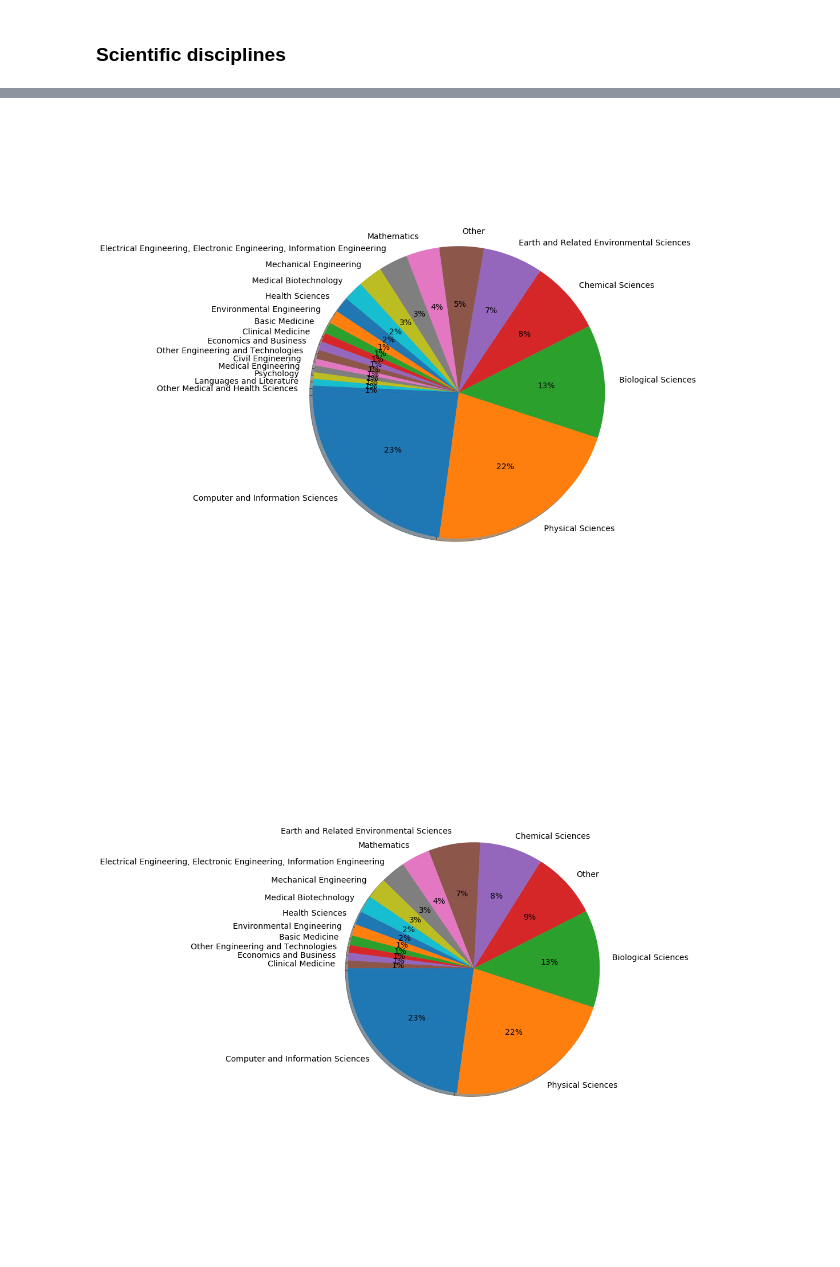
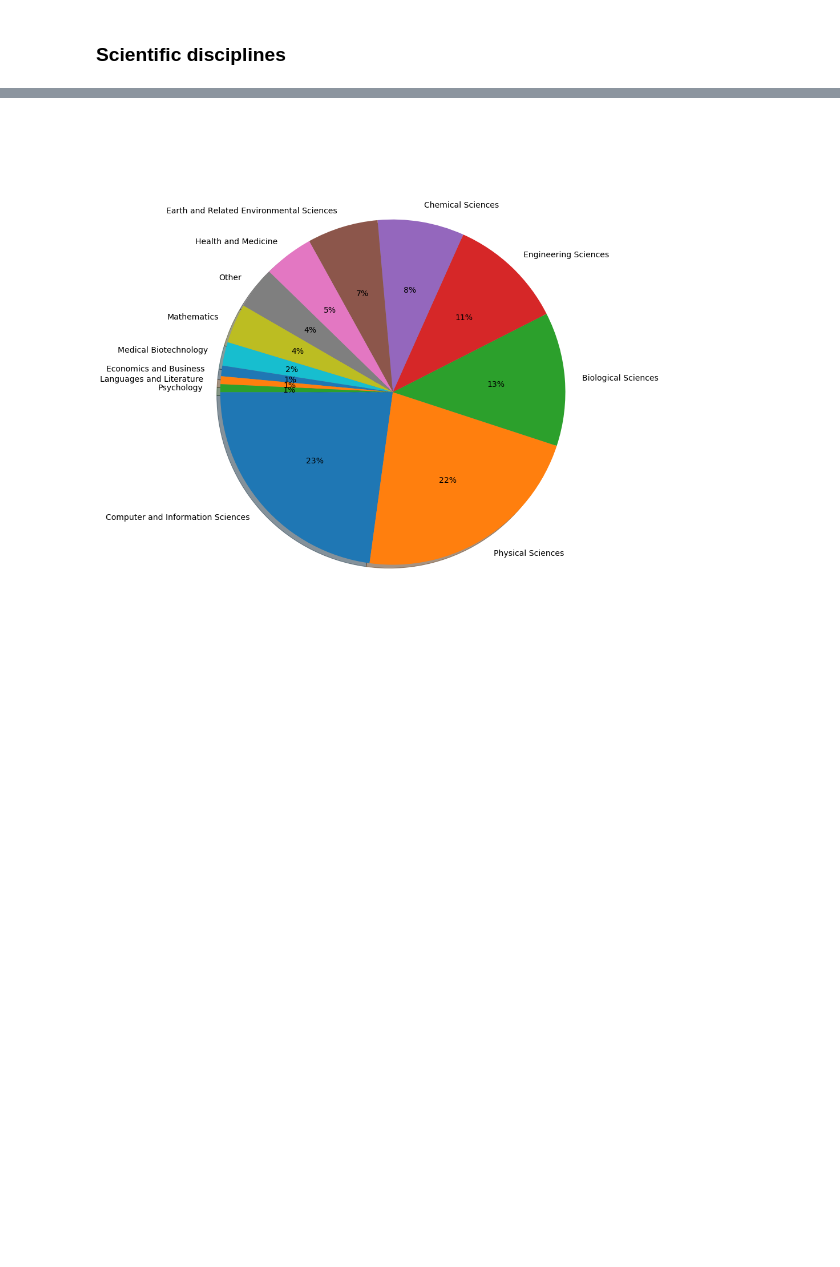
Before and after one commit to coderefinery/pre-workshop-survey, a Jupyter notebook: pre-workshop-analysis.ipynb, the cells around one changed output, grey strips where cells are left out. Drawn from its saved outputs; the diff is of its cells as text; code cells hidden in the pictures; blank space fills up the shorter version.

Commit message:
join engineering and medicine disciplines, make new plot

```diff
--- a/pre-workshop-analysis.ipynb
+++ b/pre-workshop-analysis.ipynb
@@ -333,3 +333,10 @@ total counts =  734
 [figure]
 # %% [markdown]
 ### Scientific disciplines
+# %%
+discipline='Please specify your main\xa0<strong>academic discipline</strong>.'
+counts = df_survey[discipline].value_counts()
+
+for i in counts.index:
+    if "Engineering" in i:
+        print(i)
@@ -335,0 +352,11 @@ total counts =  734
+# %%
+discipline='Please specify your main\xa0<strong>academic discipline</strong>.'
+counts = df_survey[discipline].value_counts()
+
+counts["Engineering"] = 0.0
+for i in counts.index:
+    if "Engineering" in i and not i=="Engineering":
+        print(i)
+        counts["Engineering"] += counts[i]
+        counts.drop(labels=i, inplace=True)
+counts
@@ -338,42 +413,39 @@ plt.rc('font', **font)
 discipline='Please specify your main\xa0<strong>academic discipline</strong>.'
 counts = df_survey[discipline].value_counts()
 
-#for i in counts.index:
-#    if counts[i] < 3.0:
-#        counts.drop(labels=i, inplace=True)
-#counts["Other"] = 0.0
-counts_filter1 = counts.copy(deep=True)
-counts_filter2 = counts.copy(deep=True)
+# merge all medicine and health disciplines
+counts["Health and Medicine"] = 0.0
+medicine_health = ["Health", "Medicine"]
+for i in counts.index:
+    if any(s in i for s in medicine_health if not i=="Health and Medicine"):
+        counts["Health and Medicine"] += counts[i]
+        counts.drop(labels=i, inplace=True)
+
+# merge all engineering disciplines
+counts["Engineering Sciences"] = 0.0
+for i in counts.index:
+    if "Engineering" in i and not i=="Engineering Sciences":
+        counts["Engineering Sciences"] += counts[i]
+        counts.drop(labels=i, inplace=True)
+
+if not "Other" in counts.index:
+    counts["Other"] = 0.0
 for i in counts.index:
     if counts[i] < 3.0:
-        counts_filter1["Other"] += counts[i]
-        counts_filter1.drop(labels=i, inplace=True)
-    if counts[i] < 4.0:
-        counts_filter2["Other"] += counts[i]
-        counts_filter2.drop(labels=i, inplace=True)
+        counts["Other"] += counts[i]
+        counts.drop(labels=i, inplace=True)
 
+print(counts)
+print("total counts = ", sum(counts.values))
 
-print(counts_filter1)
-print("total counts = ", sum(counts_filter1.values))
+counts.sort_values(ascending=False, inplace=True)
 
-counts_filter1.sort_values(ascending=False, inplace=True)
-counts_filter2.sort_values(ascending=False, inplace=True)
-
-values = counts_filter1.values
-labels = counts_filter1.index
+values = counts.values
+labels = counts.index
 fig1, ax1 = plt.subplots(figsize=(14,14))
 ax1.pie(values, labels=labels, autopct='%1.0f%%',
         shadow=True, startangle=180)
 ax1.axis('equal')  # Equal aspect ratio ensures that pie is drawn as a circle.
 ax1.figure.tight_layout()
-plt.savefig("img/scientific-discipline-1.png")
-
-values = counts_filter2.values
-labels = counts_filter2.index
-fig1, ax1 = plt.subplots(figsize=(14,14))
-ax1.pie(values, labels=labels, autopct='%1.0f%%',
-        shadow=True, startangle=180)
-ax1.axis('equal')  # Equal aspect ratio ensures that pie is drawn as a circle.
-ax1.figure.tight_layout()
-plt.savefig("img/scientific-discipline-2.png")
+plt.savefig("img/scientific-discipline.png")
 # %% [output]
@@ -397,2 +467 @@ total counts =  407
-[figure, old version]
+[figure, new version]
-[figure, removed]
```
Also changed, not shown: parts of 4 cells of this notebook, 2 other files.
